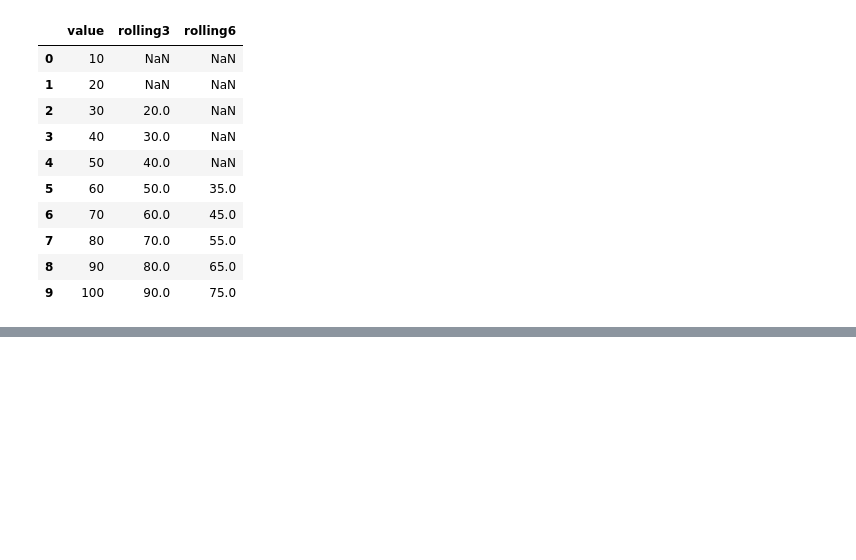
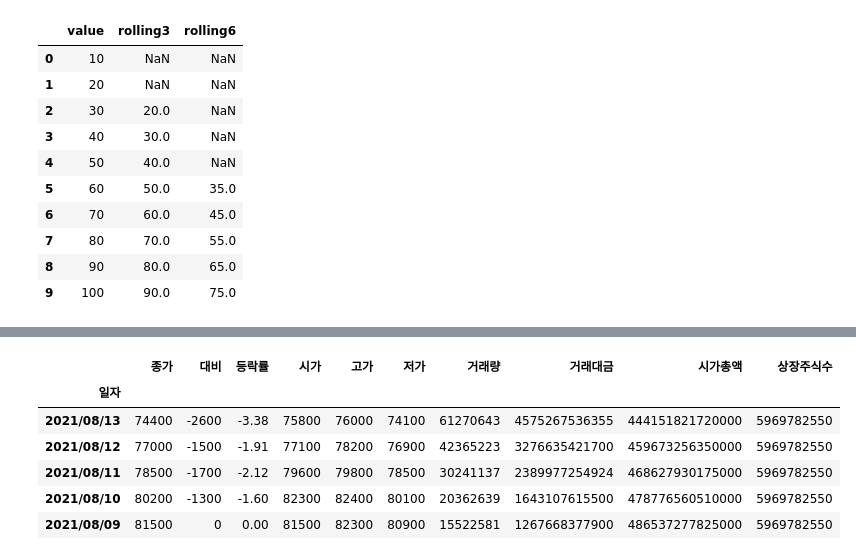
Before and after one commit to Huey-fitpet/study_pandas, a Jupyter notebook: codes/16.dataframe_shift.ipynb, the cells around one changed output, grey strips where cells are left out. Cells and saved outputs as stored; diff of their text form; code cells hidden in the pictures; blank space fills up the shorter version.

```diff
--- a/codes/16.dataframe_shift.ipynb
+++ b/codes/16.dataframe_shift.ipynb
@@ -134,0 +140,11 @@ df_second
+# %%
+df_resample_first = pd.read_excel('../datasets/ss_ex_1.xlsx', index_col=0)
+df_resample_first.head()
+# %% [output]
+|  | 종가 | 대비 | 등락률 | 시가 | 고가 | 저가 | 거래량 | 거래대금 | 시가총액 | 상장주식수 |
+| 일자 |  |  |  |  |  |  |  |  |  |  |
+| 2021/08/13 | 74400 | -2600 | -3.38 | 75800 | 76000 | 74100 | 61270643 | 4575267536355 | 444151821720000 | 5969782550 |
+| 2021/08/12 | 77000 | -1500 | -1.91 | 77100 | 78200 | 76900 | 42365223 | 3276635421700 | 459673256350000 | 5969782550 |
+| 2021/08/11 | 78500 | -1700 | -2.12 | 79600 | 79800 | 78500 | 30241137 | 2389977254924 | 468627930175000 | 5969782550 |
+| 2021/08/10 | 80200 | -1300 | -1.60 | 82300 | 82400 | 80100 | 20362639 | 1643107615500 | 478776560510000 | 5969782550 |
+| 2021/08/09 | 81500 | 0 | 0.00 | 81500 | 82300 | 80900 | 15522581 | 1267668377900 | 486537277825000 | 5969782550 |
```
Also changed, not shown: parts of 20 cells of this notebook, 2 other files.
